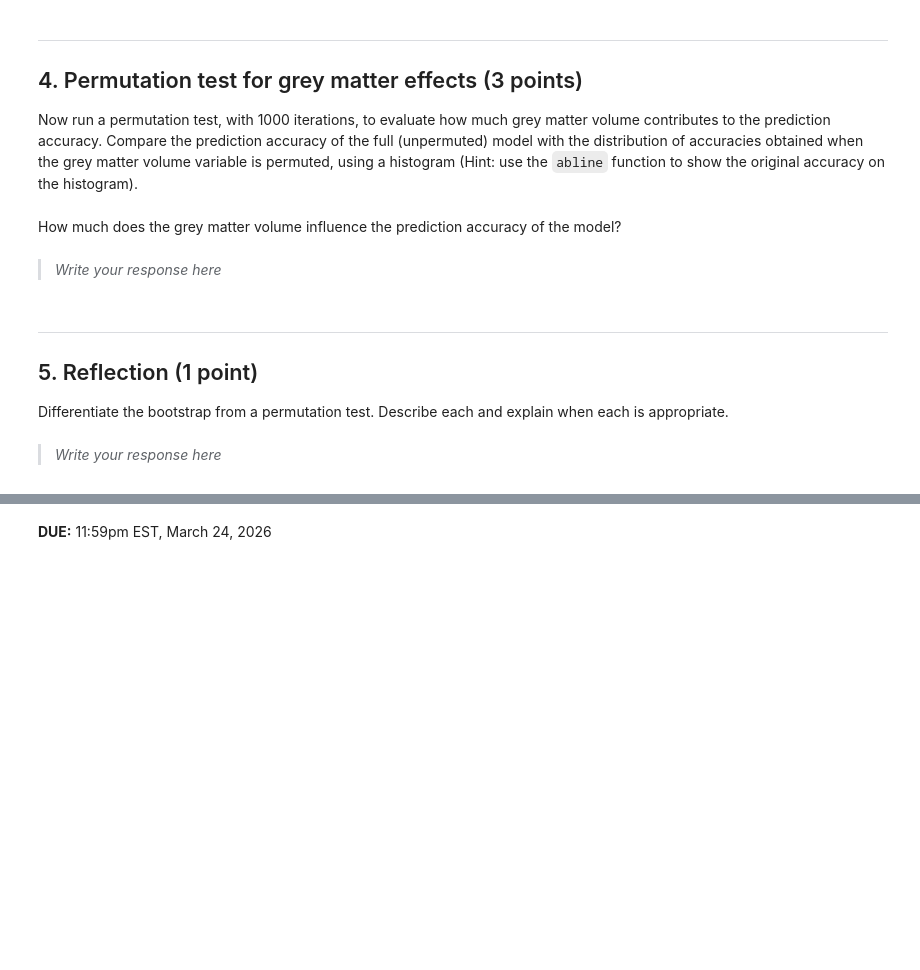
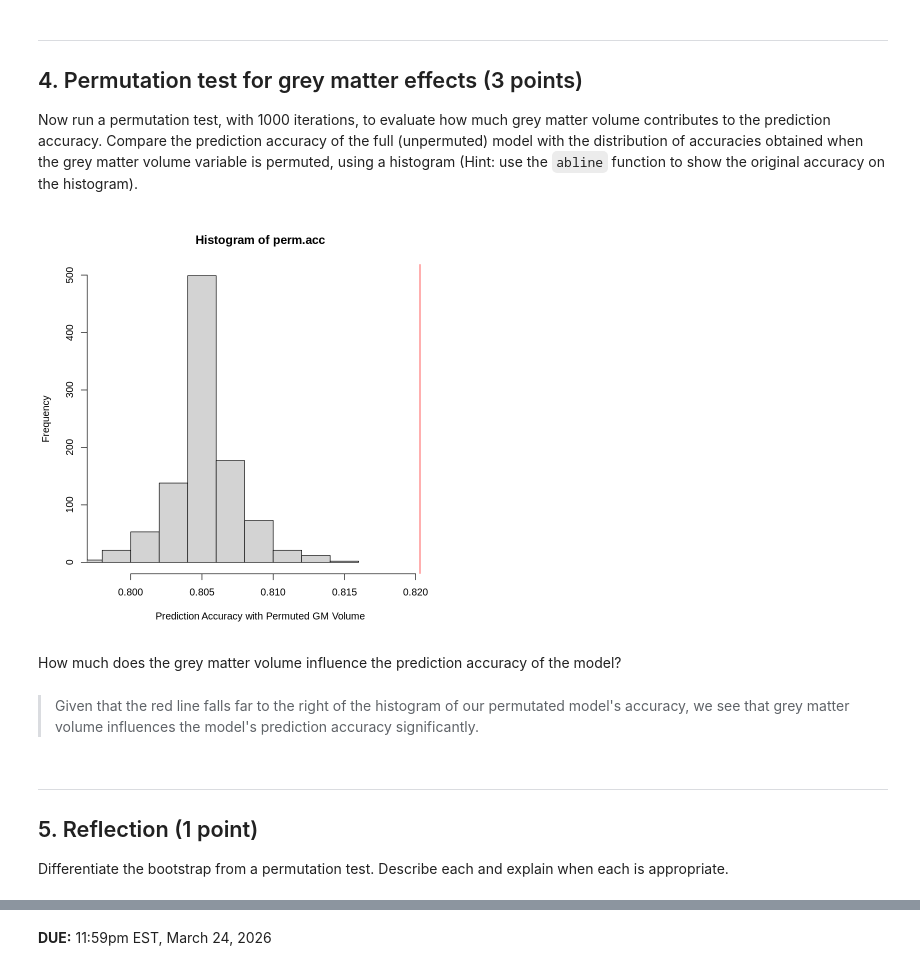
Before and after one commit to moloruns/Olorunsola_DSPN_S26, a Jupyter notebook: Exercise13.ipynb, the cells around one changed output, grey strips where cells are left out. Drawn from its saved outputs; the diff is of its cells as text; code cells hidden in the pictures; blank space fills up the shorter version.

```diff
--- a/Exercise13.ipynb
+++ b/Exercise13.ipynb
@@ -149,13 +174,31 @@ Now run a permutation test, with 1000 iterations, to evaluate how much grey matt
+# %%
+set.seed(420)
+perm.d1 <- d1
+R = 1000
+perm.acc <- matrix(NA, nrow = R)
+
+for (i in 1:R){
+    perm.d1$FS_Total_GM_Vol <- sample(perm.d1$FS_Total_GM_Vol)
+    perm.mod <- glm(GenderBin~FS_Total_GM_Vol + FS_IntraCranial_Vol + FS_Tot_WM_Vol,
+                    data = perm.d1, family = "binomial")
+    perm.preds <- predict(perm.mod, perm.d1, type = "response")
+    perm.class <- ifelse(perm.preds > 0.5, "F", "M")
+    perm.acc[i] <- mean(perm.class == perm.d1$Gender)
+}
+
+hist(perm.acc,
+     xlab="Prediction Accuracy with Permuted GM Volume",
+     xlim = range(c(perm.acc, acc)))
+abline(v= acc, col = "red")
+# %% [output]
+[figure, added]
 # %% [markdown]
 How much does the grey matter volume influence the prediction accuracy of the model?
-# %% [markdown]
-> *Write your response here*
->
+# %% [markdown]
+> Given that the red line falls far to the right of the histogram of our permutated model's accuracy, we see that grey matter volume influences the model's prediction accuracy significantly.
+>
 # %% [markdown]
 ---
 ## 5. Reflection (1 point)
 
 Differentiate the bootstrap from a permutation test. Describe each and explain when each is appropriate.
-# %% [markdown]
-> *Write your response here*
->
```
Also changed, not shown: parts of 9 cells of this notebook.
